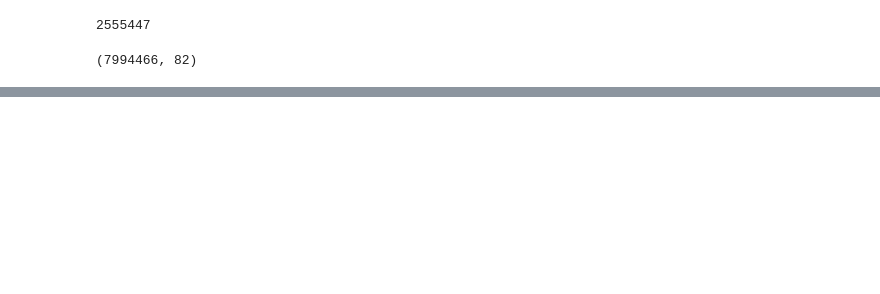
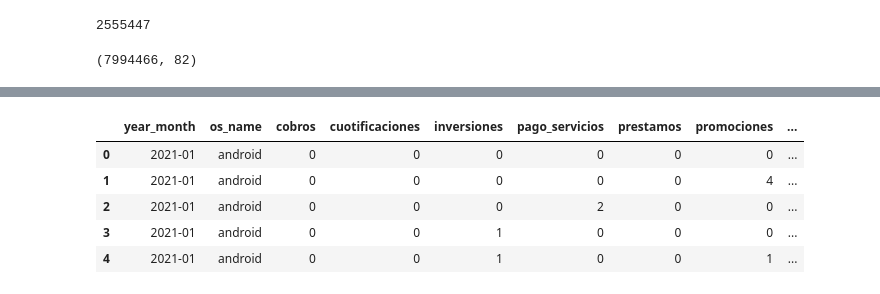
Before and after one commit to fukmar/ds4a_team8, a Jupyter notebook: Data Ingestion/Untitled.ipynb, the cells around one changed output, grey strips where cells are left out. Saved outputs shown, nothing was run; the diff lists cells and outputs as text; code cells hidden in the pictures; blank space fills up the shorter version.

Commit message:
EDA+first modeling+stage merge

```diff
--- a/Data Ingestion/Untitled.ipynb
+++ b/Data Ingestion/Untitled.ipynb
@@ -181,0 +244,11 @@ data.shape
+# %%
+data=wr.s3.read_parquet(f's3://test-uala-arg-datalake-aiml-recommendations/data/stage/splited_data_v2/dt=2021-01-01/',dataset=True)
+# %%
+data.head()
+# %% [output]
+|  | year_month | os_name | cobros | cuotificaciones | inversiones | pago_servicios | prestamos | promociones | ... |
+| 0 | 2021-01 | android | 0 | 0 | 0 | 0 | 0 | 0 | ... |
+| 1 | 2021-01 | android | 0 | 0 | 0 | 0 | 0 | 4 | ... |
+| 2 | 2021-01 | android | 0 | 0 | 0 | 2 | 0 | 0 | ... |
+| 3 | 2021-01 | android | 0 | 0 | 1 | 0 | 0 | 0 | ... |
+| 4 | 2021-01 | android | 0 | 0 | 1 | 0 | 0 | 1 | ... |
```
Also changed, not shown: parts of 19 cells of this notebook, 9 other files.
